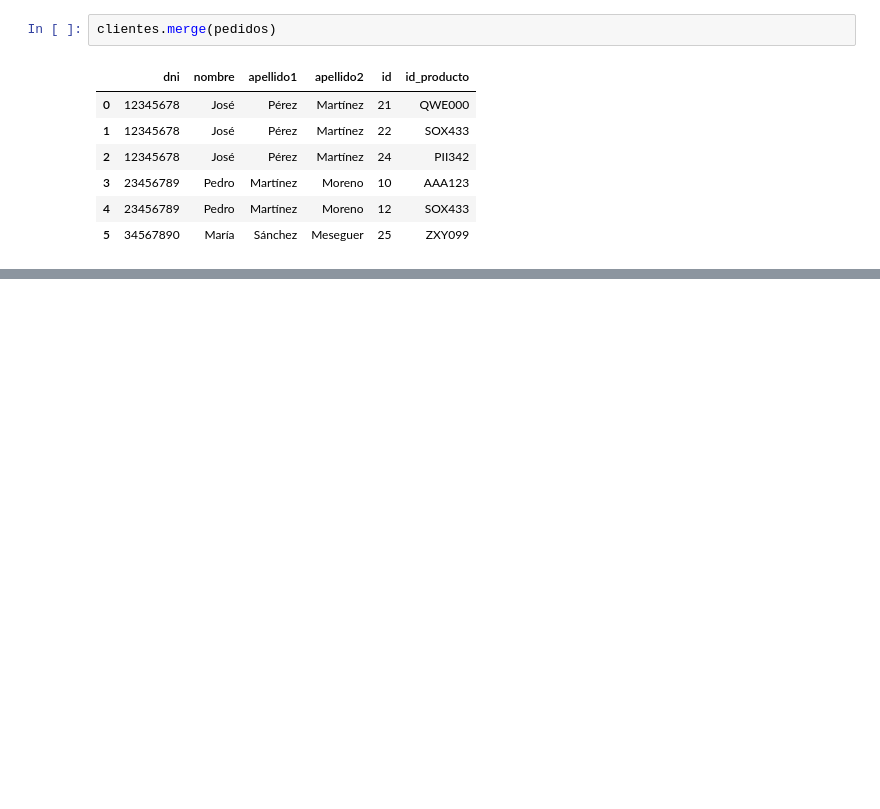
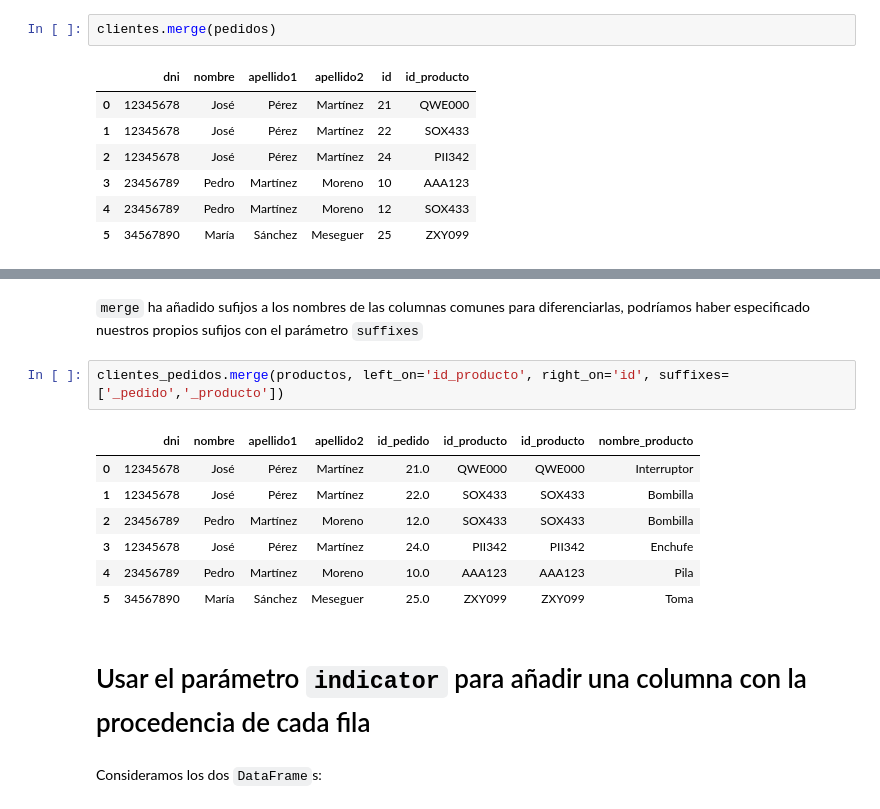
Before and after one commit to mkesslerct/data_science_Python, a Jupyter notebook: transparencias/05-concat_merge/02-merge-slides.ipynb, the cells around one changed output, grey strips where cells are left out. Saved outputs shown, nothing was run; the diff lists cells and outputs as text; blank space fills up the shorter version.

```diff
--- a/transparencias/05-concat_merge/02a-merge-slides.ipynb
+++ b/transparencias/05-concat_merge/02-merge-slides.ipynb
@@ -176,0 +310,16 @@ clientes.merge(pedidos)
+# %% [markdown]
+`merge` ha añadido sufijos a los nombres de las columnas comunes para diferenciarlas, podríamos haber especificado nuestros propios sufijos con el parámetro `suffixes`
+# %%
+clientes_pedidos.merge(productos, left_on='id_producto', right_on='id', suffixes=['_pedido','_producto'])
+# %% [output]
+|  | dni | nombre | apellido1 | apellido2 | id_pedido | id_producto | id_producto | nombre_producto |
+| 0 | 12345678 | José | Pérez | Martínez | 21.0 | QWE000 | QWE000 | Interruptor |
+| 1 | 12345678 | José | Pérez | Martínez | 22.0 | SOX433 | SOX433 | Bombilla |
+| 2 | 23456789 | Pedro | Martínez | Moreno | 12.0 | SOX433 | SOX433 | Bombilla |
+| 3 | 12345678 | José | Pérez | Martínez | 24.0 | PII342 | PII342 | Enchufe |
+| 4 | 23456789 | Pedro | Martínez | Moreno | 10.0 | AAA123 | AAA123 | Pila |
+| 5 | 34567890 | María | Sánchez | Meseguer | 25.0 | ZXY099 | ZXY099 | Toma |
+# %% [markdown]
+#  Usar el parámetro `indicator` para añadir una columna con la procedencia de cada fila
+# %% [markdown]
+Consideramos los dos `DataFrame`s:
```
Also changed, not shown: parts of 40 cells of this notebook, 21 other files.
